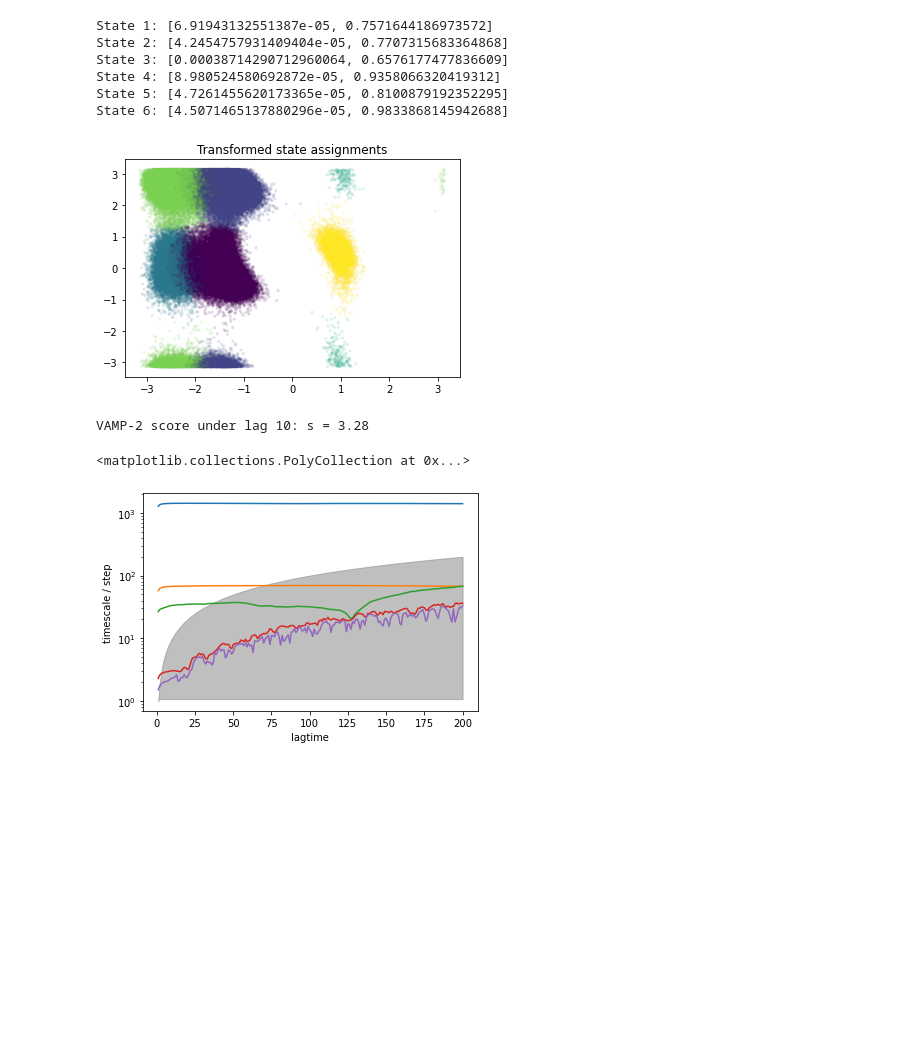
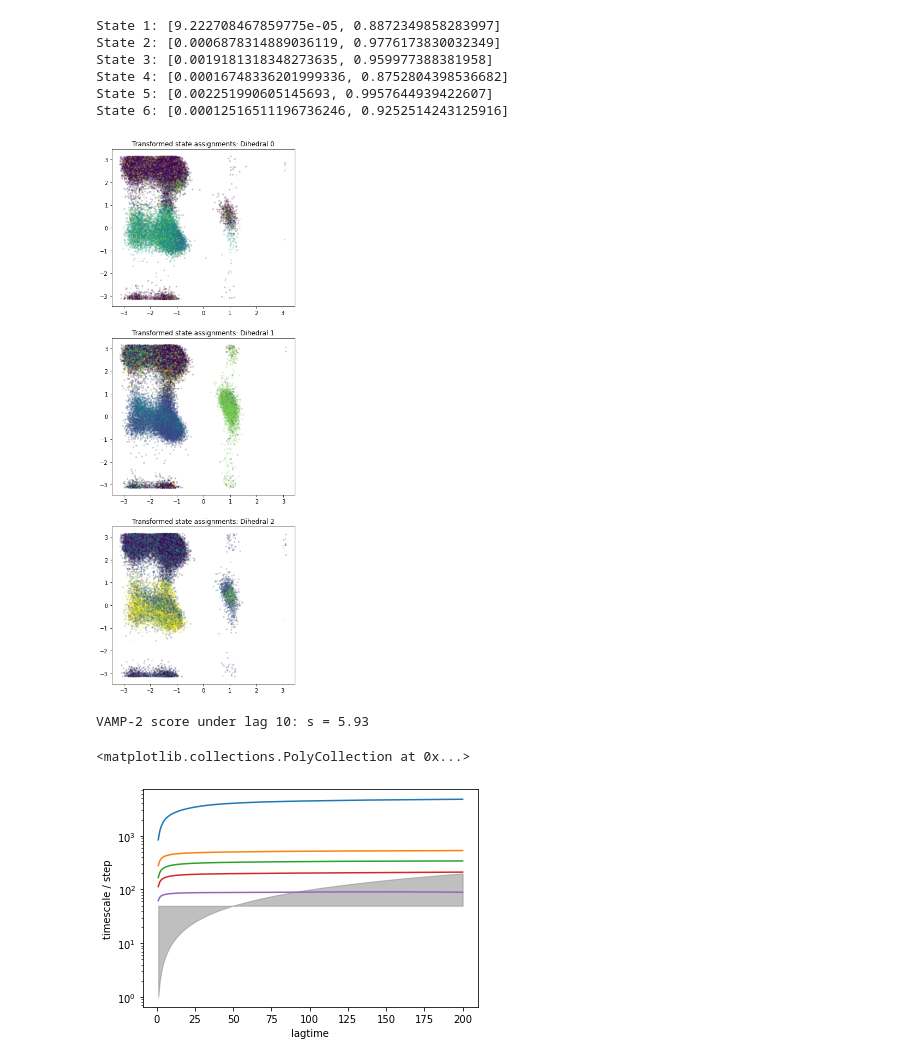
Before and after one commit to not-matt/online_vampnets, a Jupyter notebook: examples/ala2/deeptime_alanine_dipeptide.ipynb, the cells around one changed output. Drawn from its saved outputs; the diff is of its cells as text; code cells hidden in the pictures; blank space fills up the shorter version.

Commit message:
Deeptime script with outputs

```diff
--- a/examples/ala2/deeptime_alanine_dipeptide.ipynb
+++ b/examples/ala2/deeptime_alanine_dipeptide.ipynb
@@ -93,15 +94,14 @@ train_data, val_data = torch.utils.data.random_split(dataset, [len(dataset) - n_
 # %%
 lobe = nn.Sequential(
-    nn.BatchNorm1d(data_coords[0].shape[1]),
-    nn.Linear(data_coords[0].shape[1], n_coords), nn.ELU(),
+    nn.BatchNorm1d(data_coords.shape[1]),
+    nn.Linear(data_coords.shape[1], n_coords), nn.ELU(),
     nn.Linear(n_coords, 100), nn.ELU(),
     nn.Linear(100, 100), nn.ELU(),
     nn.Linear(100, 100), nn.ELU(),
     nn.Linear(100, 100), nn.ELU(),
     nn.Linear(100, 100), nn.ELU(),
-    nn.Linear(100, 100), nn.ELU(),
     nn.Linear(100, n_coords), nn.ELU(),
-    nn.Linear(n_coords, 6),
+    nn.Linear(n_coords, n_output_states),
     nn.Softmax(dim=1)  # obtain fuzzy probability distribution over output states
 )
 
@@ -132,8 +134,8 @@ vampnet = VAMPNet(lobe=lobe, lobe_timelagged=lobe_timelagged, learning_rate=5e-4
 loader_train = DataLoader(train_data, batch_size=10000, shuffle=True)
 loader_val = DataLoader(val_data, batch_size=len(val_data), shuffle=False)
 # %%
-model = vampnet.fit(loader_train, n_epochs=30,
-                    validation_loader=loader_val).fetch_model()
+model = vampnet.fit(loader_train, n_epochs,
+                    validation_loader=loader_val, progress=tqdm).fetch_model()
 # %%
 plt.loglog(*vampnet.train_scores.T, label='training')
 plt.loglog(*vampnet.validation_scores.T, label='validation')
@@ -145,8 +169,14 @@ plt.legend();
 # %%
-state_probabilities = model.transform(data[0])
-
-f, axes = plt.subplots(3, 2, figsize=(12, 16))
+state_probabilities = model.transform(data_coords)
+state_probabilities = np.vstack([state_probabilities])
+print(state_probabilities.shape)
+print(data_dihedral.shape)
+f, axes = plt.subplots(n_output_states//2, 2, figsize=(12, 16))
 for i, ax in enumerate(axes.flatten()):
-    ax.scatter(*dihedral[0][::5].T, c=state_probabilities[..., i][::5])
+    ax.scatter(
+        data_dihedral[:, 0, 1][::500],
+        data_dihedral[:, 1, 1][::500],
+        c=state_probabilities[:, i][::500]
+    )
     ax.set_title(f'State {i+1}')
 # %% [output]
@@ -154,34 +186,36 @@ for i, ax in enumerate(axes.flatten()):
 # %%
-state_probabilities = model.transform(data[0])
+state_probabilities = model.transform(data_coords)
 for ix, (mini, maxi) in enumerate(zip(np.min(state_probabilities, axis=0),
                                       np.max(state_probabilities, axis=0))):
     print(f"State {ix+1}: [{mini}, {maxi}]")
 # %% [output]
-State 1: [6.91943132551387e-05, 0.7571644186973572]
-State 2: [4.2454757931409404e-05, 0.7707315683364868]
-State 3: [0.00038714290712960064, 0.6576177477836609]
-State 4: [8.980524580692872e-05, 0.9358066320419312]
-State 5: [4.7261455620173365e-05, 0.8100879192352295]
-State 6: [4.5071465137880296e-05, 0.9833868145942688]
+State 1: [9.222708467859775e-05, 0.8872349858283997]
+State 2: [0.0006878314889036119, 0.9776173830032349]
+State 3: [0.0019181318348273635, 0.959977388381958]
+State 4: [0.00016748336201999336, 0.8752804398536682]
+State 5: [0.002251990605145693, 0.9957644939422607]
+State 6: [0.00012516511196736246, 0.9252514243125916]
 # %%
 assignments = state_probabilities.argmax(1)
-plt.scatter(*dihedral[0].T, c=assignments, s=5, alpha=.1)
-plt.title('Transformed state assignments');
+f, axes = plt.subplots(3, 1, figsize=(6, 18))
+for i, ax in enumerate(axes.flatten()):
+    ax.scatter(*data_dihedral[:, :, i][::50].T, c=assignments[::50], s=5, alpha=.2)
+    ax.set_title(f'Transformed state assignments: Dihedral {i}')
 # %% [output]
-[figure, old version]
+[figure, new version]
 # %%
 from deeptime.decomposition import VAMP
 
-vamp_estimator = VAMP(lagtime=10, observable_transform=model)
-vamp = vamp_estimator.fit(data).fetch_model()
+vamp_estimator = VAMP(lagtime=1, observable_transform=model)
+vamp = vamp_estimator.fit(data_coords).fetch_model()
 print(f"VAMP-2 score under lag 10: s = {vamp.score(2).round(2)}")
 # %% [output]
-VAMP-2 score under lag 10: s = 3.28
+VAMP-2 score under lag 10: s = 5.93
 # %%
 lagtimes = np.arange(1, 201, dtype=np.int32)
 timescales = []
 for lag in lagtimes:
-    ts = VAMP(lagtime=lag, observable_transform=model).fit(data).fetch_model().timescales(k=5)
+    ts = VAMP(lagtime=lag, observable_transform=model).fit(data_coords).fetch_model().timescales(k=5)
     timescales.append(ts)
 
 f, ax = plt.subplots(1, 1)
@@ -191,6 +225,6 @@ ax.set_ylabel('timescale / step')
 ax.fill_between(lagtimes, ax.get_ylim()[0]*np.ones(len(lagtimes)), lagtimes, alpha=0.5, color='grey')
 # %% [output]
 <matplotlib.collections.PolyCollection at 0x...>
-[figure, old version]
+[figure, new version]
 # %%
 vamp_estimator = VAMP(lagtime=1, observable_transform=model)
```
Also changed, not shown: parts of 20 cells of this notebook, 1 other file.
